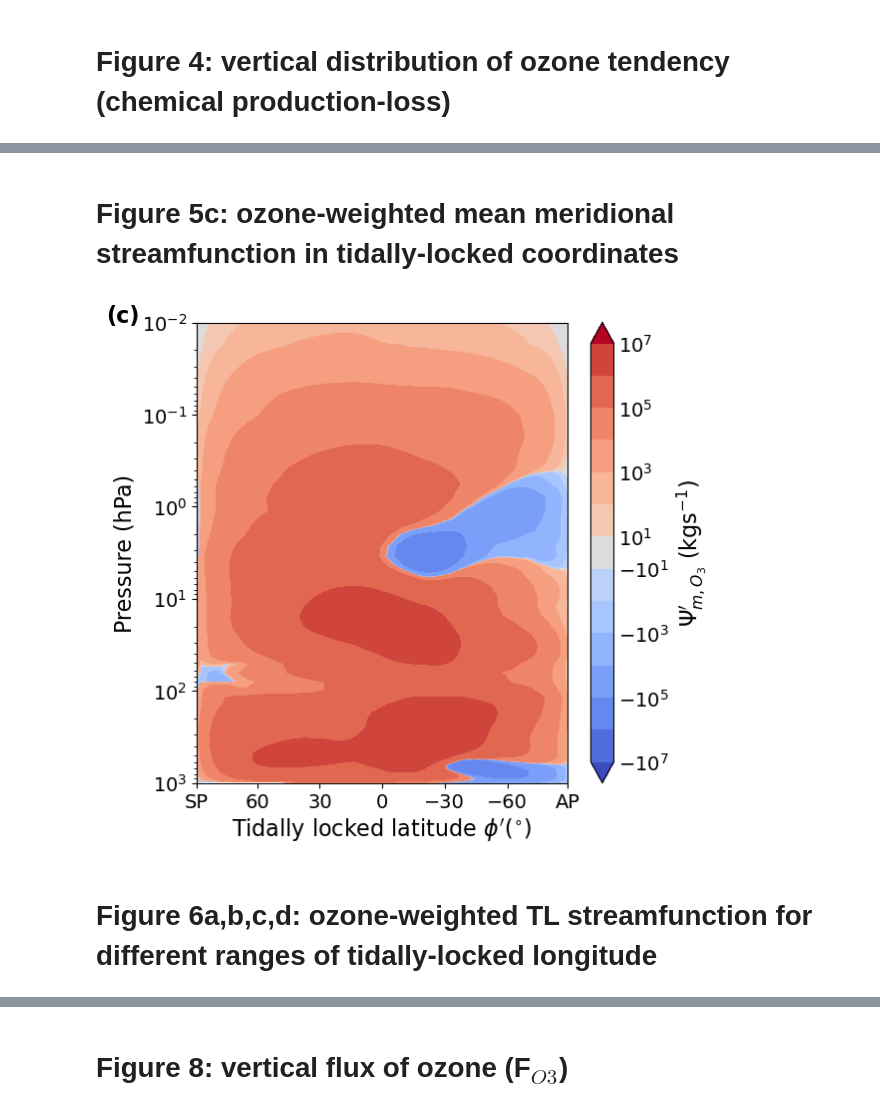
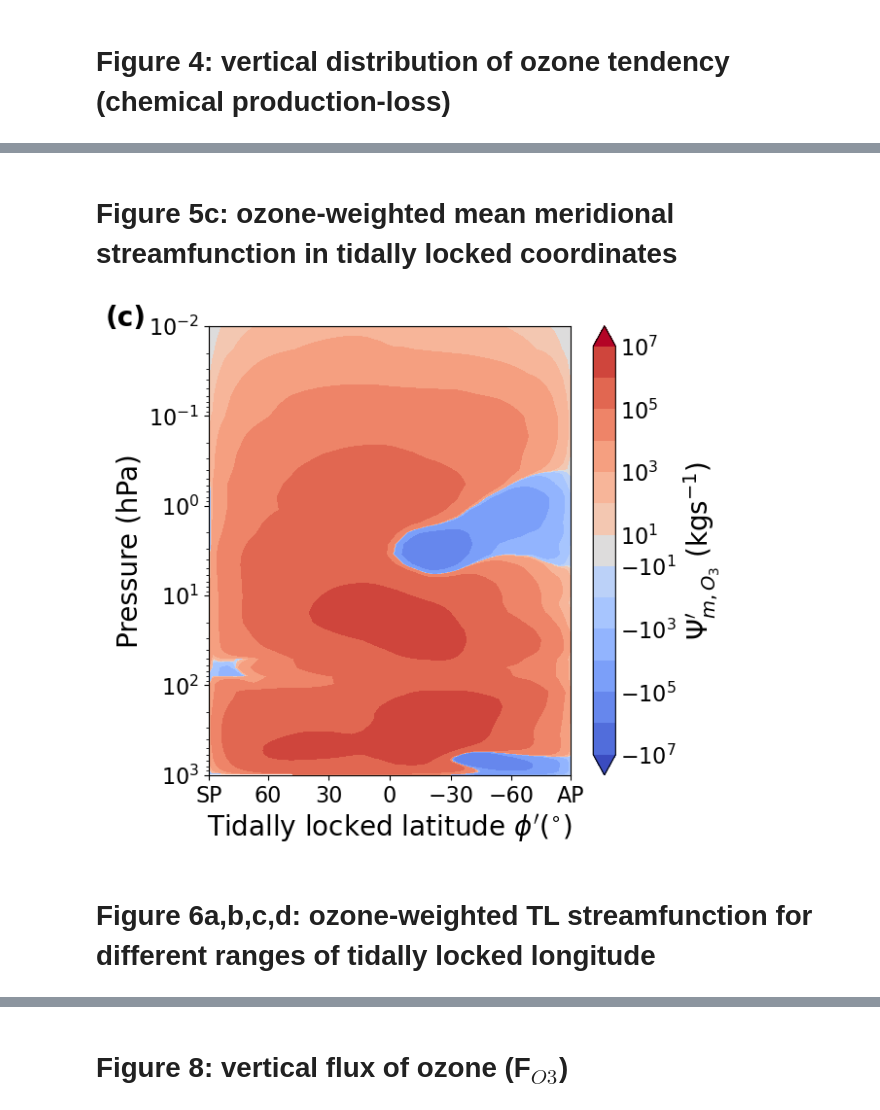
Before and after one commit to marrickb/o3circ_code, a Jupyter notebook: Fig_2_3_4_5_6_8_10.ipynb, the cells around one changed output, grey strips where cells are left out. Saved outputs shown, nothing was run; the diff lists cells and outputs as text; code cells hidden in the pictures.

```diff
--- a/Fig_2_3_4_5_6_8_10.ipynb
+++ b/Fig_2_3_4_5_6_8_10.ipynb
@@ -1120,5 +1144,5 @@ meridional_mass_streamfunction(pcb_tl_regrid, const=pcb_const,tl_coords=True, da
 # %% [markdown]
-# Figure 5c: ozone-weighted mean meridional streamfunction in tidally-locked coordinates
+# Figure 5c: ozone-weighted mean meridional streamfunction in tidally locked coordinates
 # %%
 
 def meridional_o3mass_streamfunction(cubelist, lname='O3 MASS MIXING RATIO', time_slice=0, vmin=None, vmax=None,day_cube=False,night_cube=False,
@@ -1238,7 +1262,7 @@ def meridional_o3mass_streamfunction(cubelist, lname='O3 MASS MIXING RATIO', tim
     fig = plt.figure(figsize=(6,6))
     ax = fig.add_subplot(111)
     if sublabel==True:
-        ax.text(-0.245,sublabel_t_y, sublabel_t, size=16, weight='bold',transform=ax.transAxes)
+        ax.text(-0.285,sublabel_t_y, sublabel_t, size=20, weight='bold',transform=ax.transAxes)
     if tl_coords==True:
         ax.xaxis.set_major_locator(plt.MaxNLocator(7))
         #levs=[-1e3,-1e2,-1e1,-1e0,-1e-1,-1e-2,-1e-3,1e-3,1e-2,1e-1,1e0,1e1,1e2,1e3] ##NO2/HNO3
@@ -1248,7 +1272,7 @@ def meridional_o3mass_streamfunction(cubelist, lname='O3 MASS MIXING RATIO', tim
         linthresh=1e1, vmin=-1e8, vmax=1e8))
 #        cs = iplt.contourf(-1*res_p[:,:], levels=35, cmap='PuOr_r', extend='both', locator=ticker.LogLocator(), norm=colors.TwoSlopeNorm(vmin=vmin,
 #                                                                                                            vcenter=0, vmax=vmax))
-        plt.xlabel('Tidally locked latitude $\phi^{\prime} (^{\circ})$', fontsize=16)
+        plt.xlabel('Tidally locked latitude $\phi^{\prime} (^{\circ})$', fontsize=20)
         plt.gca().invert_xaxis()
         labels = [w.get_text() for w in ax.get_xticklabels()]
         locs=list(ax.get_xticks())
@@ -1266,49 +1290,49 @@ def meridional_o3mass_streamfunction(cubelist, lname='O3 MASS MIXING RATIO', tim
         cs = plt.contourf(res_p[:,:].coord('latitude').points, res_p[:,:].coord('air_pressure').points/100,
                            res_p[:,:].data, levels=levs, extend='both', cmap='coolwarm',norm=colors.SymLogNorm(
         linthresh=1e1, vmin=-1e8, vmax=1e8))
-        plt.xlabel('Latitude $\phi (^{\circ})$', fontsize=16)
+        plt.xlabel('Latitude $\phi (^{\circ})$', fontsize=20)
     cbar = fig.colorbar(cs)
     cbar.locator = ticker.FixedLocator([-1e7, -1e5, -1e3, -1e1, 1e1, 1e3, 1e5,1e7])
     cbar.ax.set_yticklabels(['$-10^{7}$', '$-10^{5}$', '$-10^{3}$', '$-10^{1}$'
                              , '10$^{1}$', '10$^{3}$', '10$^{5}$','10$^{7}$'])
     if tl_coords==True:
-        cbar.ax.set_ylabel('$\Psi^\prime_{m,O_3}$ (kgs$^{-1}$)', rotation=90, fontsize=16)
+        cbar.ax.set_ylabel('$\Psi^\prime_{m,O_3}$ (kgs$^{-1}$)', rotation=90, fontsize=20)
     else:
-        cbar.ax.set_ylabel('$\Psi_{m,O_3}$  (kgs$^{-1}$)', rotation=90, fontsize=16)
-    cbar.ax.tick_params(length=0, labelsize=14)
+        cbar.ax.set_ylabel('$\Psi_{m,O_3}$  (kgs$^{-1}$)', rotation=90, fontsize=20)
+    cbar.ax.tick_params(length=0, labelsize=16)
     if day_cube==True:
-        plt.title('For $\lambda^\prime$>%s$^{\circ}$ and ${\leq}$%s$^{\circ}$: Non-gyre' %(lon_max, lon_min), fontsize=16)
+        plt.title('For $\lambda^\prime$>%s$^{\circ}$ and ${\leq}$%s$^{\circ}$: Non-gyre' %(lon_max, lon_min), fontsize=18)
     if night_cube==True:
-        plt.title('For %s$^{\circ}{<}\lambda^\prime{\leq}$%s$^{\circ}$: Non-gyre' %(lon_min, lon_max), fontsize=16)    #plt.gca().set_title(r'Latitude $1^\circ\mathrm{N}$', fontsize=20)
+        plt.title('For %s$^{\circ}{<}\lambda^\prime{\leq}$%s$^{\circ}$: Non-gyre' %(lon_min, lon_max), fontsize=18)    #plt.gca().set_title(r'Latitude $1^\circ\mathrm{N}$', fontsize=20)
     if add_gyre==True:
         if day_cube==True:
-            plt.title('For $\lambda^\prime$>%s$^{\circ}$ and ${\leq}$%s$^{\circ}$: Gyre' %(lon_max, lon_min), fontsize=16)
+            plt.title('For $\lambda^\prime$>%s$^{\circ}$ and ${\leq}$%s$^{\circ}$: Gyre' %(lon_max, lon_min), fontsize=18)
         if night_cube==True:
-            plt.title('For %s$^{\circ}{<}\lambda^\prime{\leq}$%s$^{\circ}$: Gyre' %(lon_min, lon_max), fontsize=16)
+            plt.title('For %s$^{\circ}{<}\lambda^\prime{\leq}$%s$^{\circ}$: Gyre' %(lon_min, lon_max), fontsize=18)
 #         rect = patches.Rectangle((-75, 11000), 95, 89000, linewidth=1, edgecolor='black', facecolor='grey', alpha=0.5)
 #         ax.add_patch(rect)
 #         rx, ry = rect.get_xy()
 #         cx = rx + rect.get_width()/2.0
 #         cy = ry + rect.get_height()/2.0
         #ax.annotate("Gyre", (-27.5, 6e4), color='black', weight='bold', fontsize=16, ha='center', va='center')
         #plt.errorbar(-27.5, 98000,  xerr=47.5, capsize=12, elinewidth=4, markeredgewidth=4, color='black')
-    plt.ylabel('Pressure (hPa)', fontsize=16)
+    plt.ylabel('Pressure (hPa)', fontsize=20)
     plt.yscale('log')
-    plt.yticks(fontsize=14)
-    plt.xticks(fontsize=14)
+    plt.yticks(fontsize=16)
+    plt.xticks(fontsize=16)
     plt.gca().invert_yaxis()
     plt.ylim(1e3,1e-2)
     if save==True:
         plt.savefig('%s_%s_%s.pdf' %(name, lon_min, lon_max), bbox_inches = 'tight')
     plt.show()
 #meridional_o3mass_streamfunction(pcb_tl, const=pcb_const, day_cube=False,night_cube=False,
 #                                save=True, name='pcb_mmstream_o3', sublabel=True, sublabel_t='a')
 meridional_o3mass_streamfunction(pcb_tl_regrid, tl_coords=True, lon_min=0, lon_max=360, const=pcb_const,
                                  save=True, sublabel=True, sublabel_t='(c)', name='pcb_tl_mmstream_o3')
 # %% [output]
-[figure, old version]
+[figure, new version]
 # %% [markdown]
-# Figure 6a,b,c,d: ozone-weighted TL streamfunction for different ranges of tidally-locked longitude
+# Figure 6a,b,c,d: ozone-weighted TL streamfunction for different ranges of tidally locked longitude
 # %%
 meridional_o3mass_streamfunction(pcb_tl_regrid, tl_coords=True, day_cube=True, night_cube=False,
                                  lon_min=70, lon_max=320, const=pcb_const, add_gyre=True,
```
Also changed, not shown: parts of 13 cells of this notebook, 2 other files.
